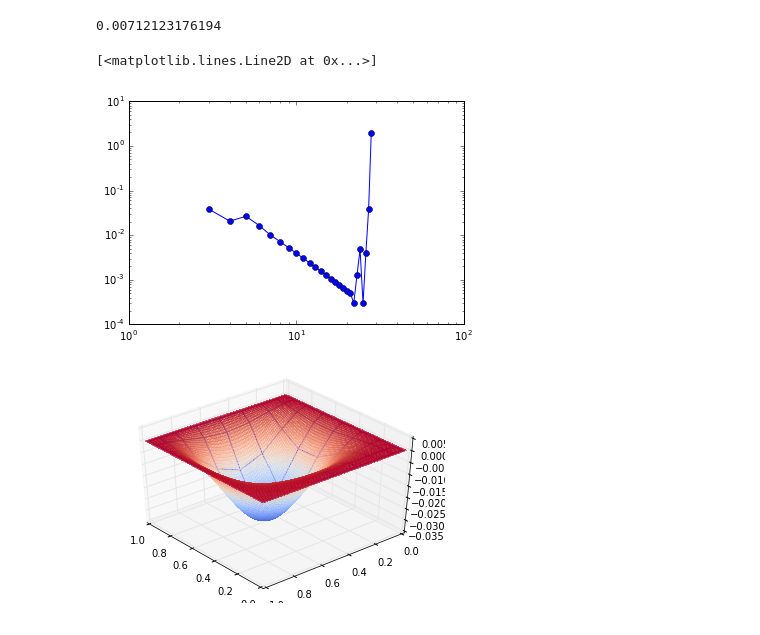
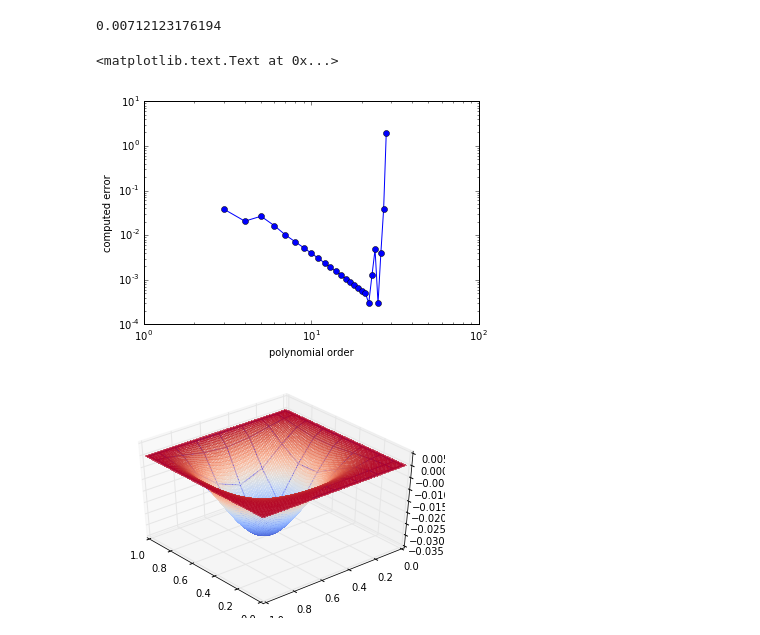
Before and after one commit to pdicerbo/P1.4, a Jupyter notebook: Basics/FinalProject.ipynb, the cells around one changed output. Cells and saved outputs as stored; diff of their text form; code cells hidden in the pictures.

```diff
--- a/Basics/FinalProject.ipynb
+++ b/Basics/FinalProject.ipynb
@@ -279,19 +282,21 @@ print(final_res)
 # %%
 # data obtained varying the polinomial order by hand
 err_results = [0.0383010380951, 0.0206406034671, 0.0265680598816, 0.0163788732417,
           0.010092781709, 0.00712123176194, 0.00523004901213, 0.00393248084435,
                0.00303035273822, 0.00238471178833, 0.00191013071978, 0.00155351793527,
             0.00128040249075, 0.00106771594283, 0.00089961530891, 0.000765112621284,
                0.000656223432052, 0.000570510453355, 0.000506785717204, 0.000299431290389,
             0.00125990533529, 0.00479946063016, 0.000297471457028, 0.00402823333211,
            0.0385046470852, 1.99484298231]
 pol_order = [3, 4, 5, 6, 7, 8, 9, 10, 11, 12, 13, 14, 15, 16, 17,
              18, 19, 20, 21, 22, 23, 24, 25, 26, 27, 28]
 
 loglog(pol_order, err_results, '-o')
+xlabel('polynomial order')
+ylabel('computed error')
 # %% [output]
-[<matplotlib.lines.Line2D at 0x...>]
+<matplotlib.text.Text at 0x...>
-[figure, old version]
+[figure, new version]
 # %%
 from sympy import symbols, diff, lambdify
 from sympy import sin as Sin
```
Also changed, not shown: parts of 9 cells of this notebook.
